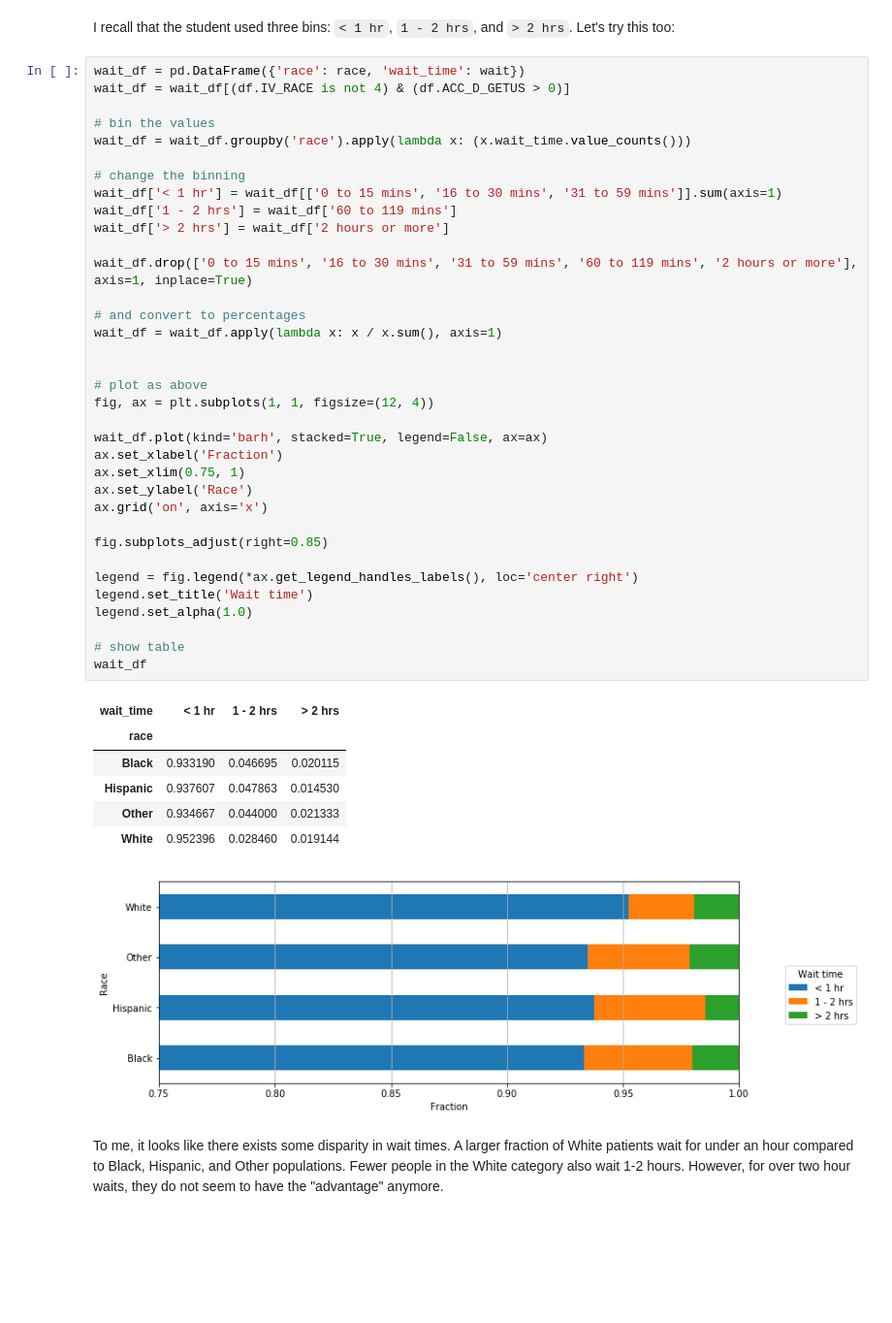
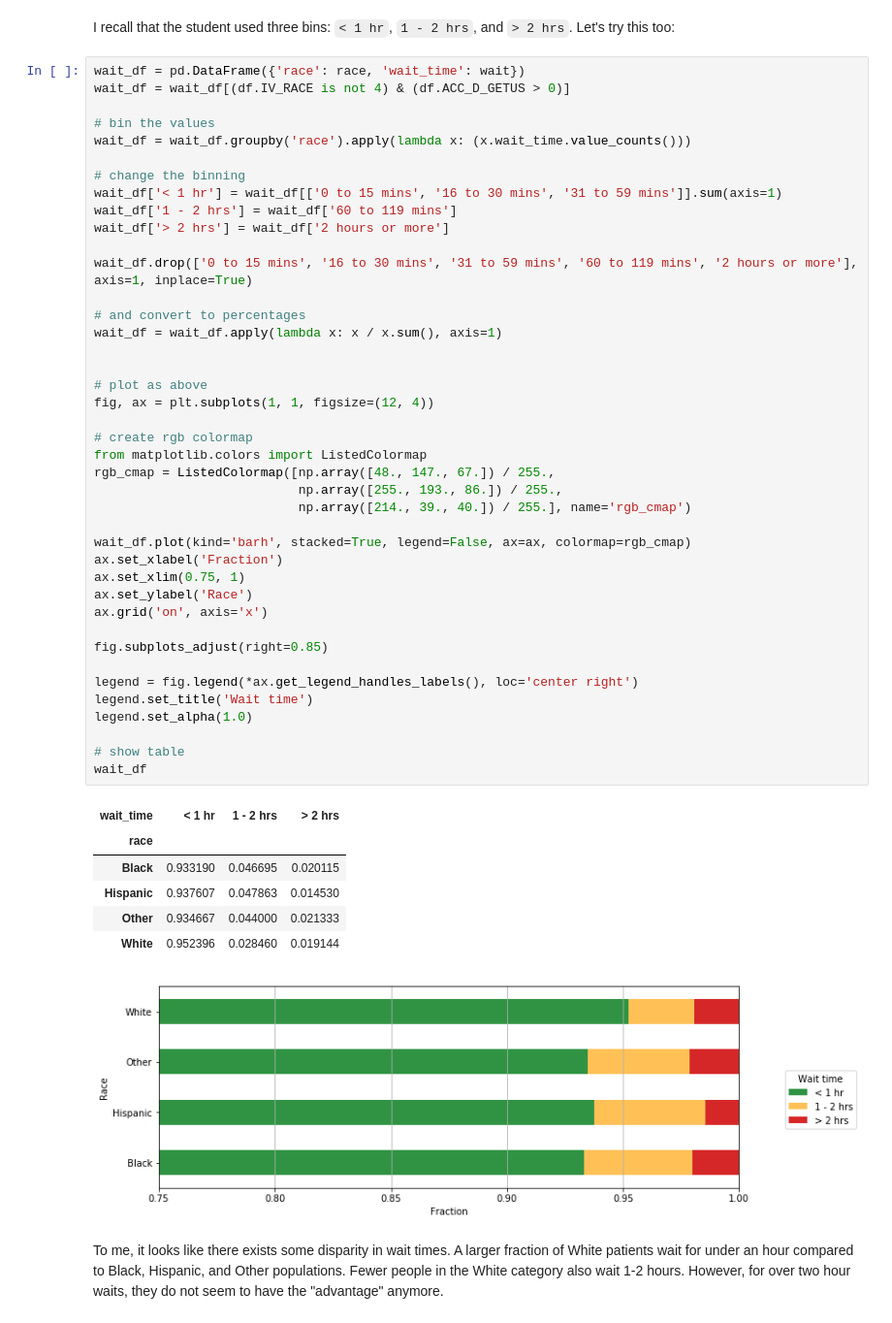
Before and after one commit to jwuphysics/health-data, a Jupyter notebook: medicare-current-beneficiary-survey_2013/notebook/a first glance.ipynb, the cells around one changed output. Shown at 97% size. Cells and saved outputs as stored; diff of their text form; blank space fills up the shorter version.

```diff
--- a/medicare-current-beneficiary-survey_2013/notebook/a first glance.ipynb
+++ b/medicare-current-beneficiary-survey_2013/notebook/a first glance.ipynb
@@ -145,34 +145,40 @@ wait_df['> 2 hrs'] = wait_df['2 hours or more']
 
 wait_df.drop(['0 to 15 mins', '16 to 30 mins', '31 to 59 mins', '60 to 119 mins', '2 hours or more'], axis=1, inplace=True)
 
 # and convert to percentages
 wait_df = wait_df.apply(lambda x: x / x.sum(), axis=1)
 
 
 # plot as above
 fig, ax = plt.subplots(1, 1, figsize=(12, 4))
 
-wait_df.plot(kind='barh', stacked=True, legend=False, ax=ax)
+# create rgb colormap
+from matplotlib.colors import ListedColormap
+rgb_cmap = ListedColormap([np.array([48., 147., 67.]) / 255.,
+                           np.array([255., 193., 86.]) / 255.,
+                           np.array([214., 39., 40.]) / 255.], name='rgb_cmap')
+
+wait_df.plot(kind='barh', stacked=True, legend=False, ax=ax, colormap=rgb_cmap)
 ax.set_xlabel('Fraction')
 ax.set_xlim(0.75, 1)
 ax.set_ylabel('Race')
 ax.grid('on', axis='x')
 
 fig.subplots_adjust(right=0.85)
 
 legend = fig.legend(*ax.get_legend_handles_labels(), loc='center right')
 legend.set_title('Wait time')
 legend.set_alpha(1.0)
 
 # show table
 wait_df
 # %% [output]
 | wait_time | < 1 hr | 1 - 2 hrs | > 2 hrs |
 | race |  |  |  |
 | Black | 0.933190 | 0.046695 | 0.020115 |
 | Hispanic | 0.937607 | 0.047863 | 0.014530 |
 | Other | 0.934667 | 0.044000 | 0.021333 |
 | White | 0.952396 | 0.028460 | 0.019144 |
-[figure, old version]
+[figure, new version]
 # %% [markdown]
 To me, it looks like there exists some disparity in wait times. A larger fraction of White patients wait for under an hour compared to Black, Hispanic, and Other populations. Fewer people in the White category also wait 1-2 hours. However, for over two hour waits, they do not seem to have the "advantage" anymore.
```
Also changed, not shown: parts of 2 cells of this notebook.
